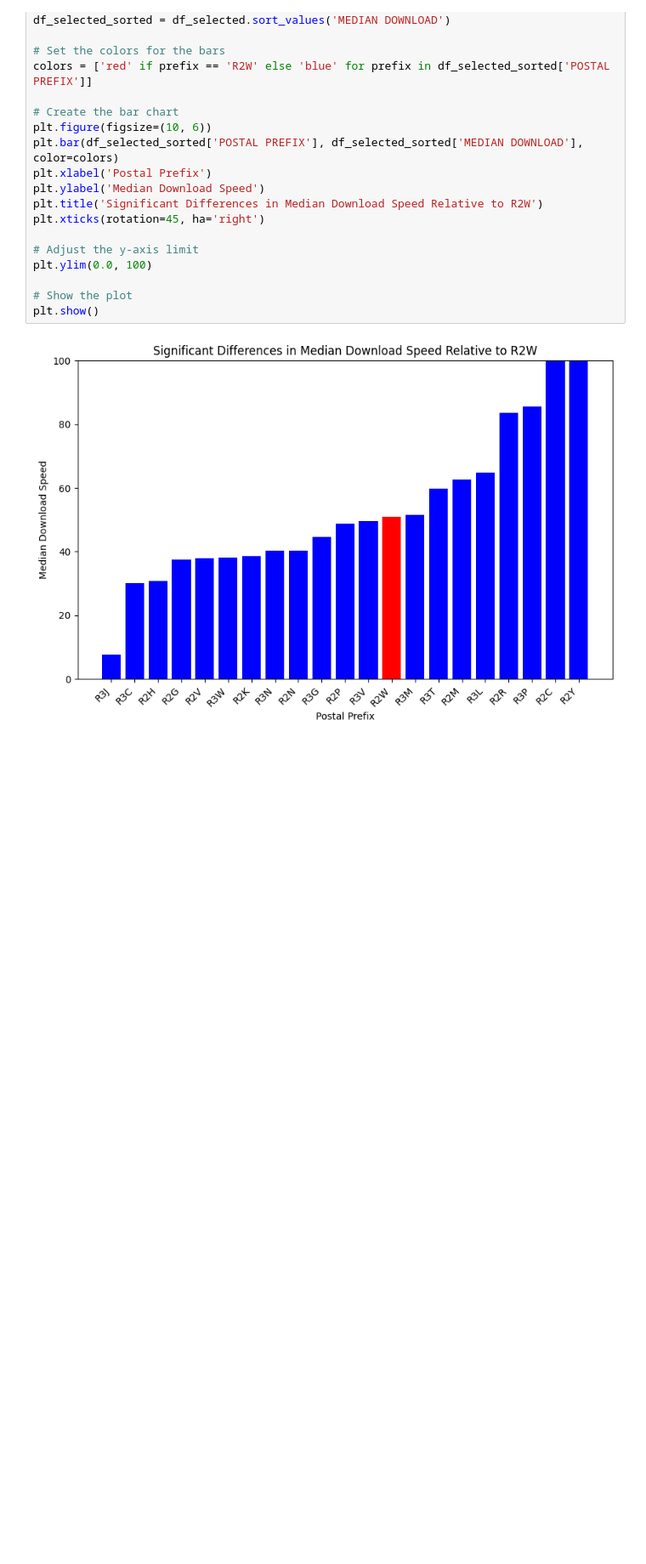
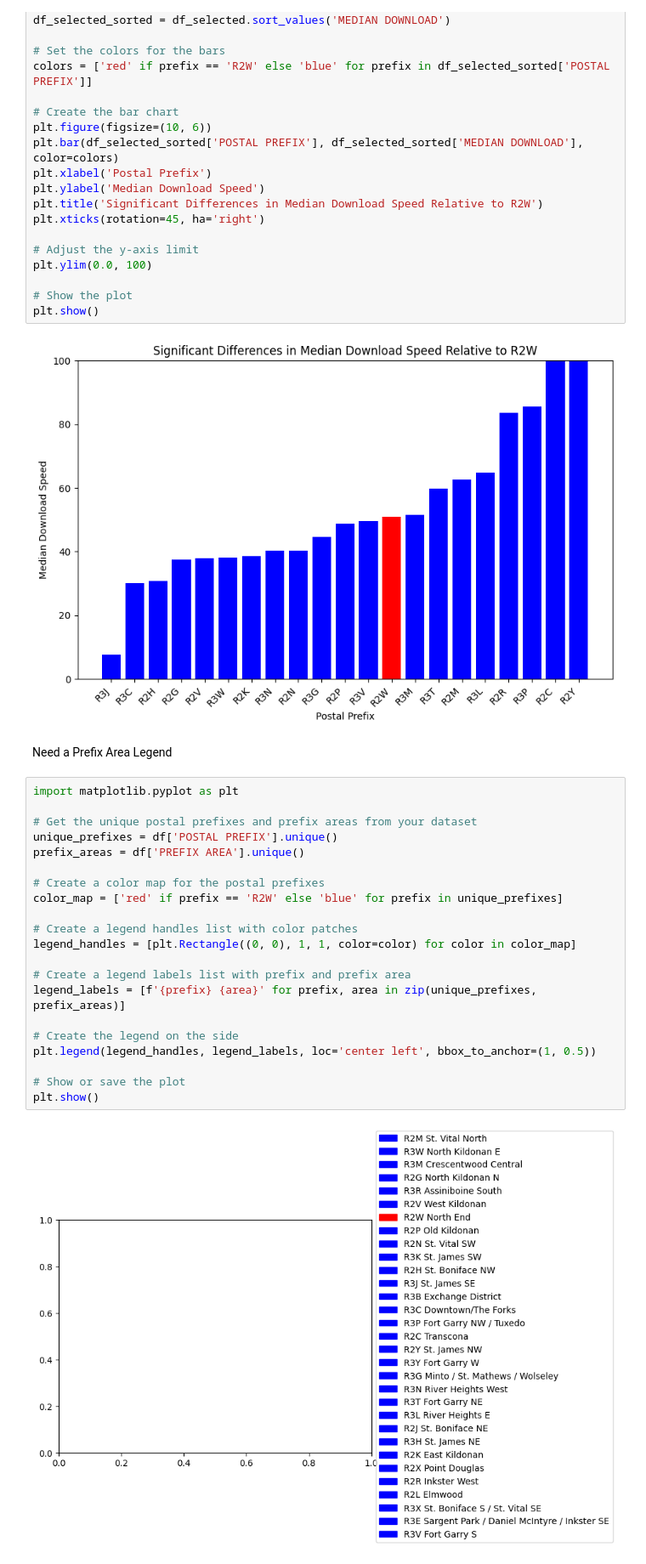
Before and after one commit to InternetSocietyManitobaChapter/JupyterNotebook_NorthEndConnect, a Jupyter notebook: NEC_June_14_2023_data.ipynb, the cells around one changed output. Shown at 85% size. Cells and saved outputs as stored; diff of their text form; blank space fills up the shorter version.

```diff
--- a/NEC_June_14_2023_data.ipynb
+++ b/NEC_June_14_2023_data.ipynb
@@ -1618,3 +1618,28 @@ plt.ylim(0.0, 100)
 plt.show()
 # %% [output]
 [figure]
+# %% [markdown]
+Need a Prefix Area Legend
+# %%
+import matplotlib.pyplot as plt
+
+# Get the unique postal prefixes and prefix areas from your dataset
+unique_prefixes = df['POSTAL PREFIX'].unique()
+prefix_areas = df['PREFIX AREA'].unique()
+
+# Create a color map for the postal prefixes
+color_map = ['red' if prefix == 'R2W' else 'blue' for prefix in unique_prefixes]
+
+# Create a legend handles list with color patches
+legend_handles = [plt.Rectangle((0, 0), 1, 1, color=color) for color in color_map]
+
+# Create a legend labels list with prefix and prefix area
+legend_labels = [f'{prefix} {area}' for prefix, area in zip(unique_prefixes, prefix_areas)]
+
+# Create the legend on the side
+plt.legend(legend_handles, legend_labels, loc='center left', bbox_to_anchor=(1, 0.5))
+
+# Show or save the plot
+plt.show()
+# %% [output]
+[figure, added]
```
Also changed, not shown: parts of 2 cells of this notebook.
